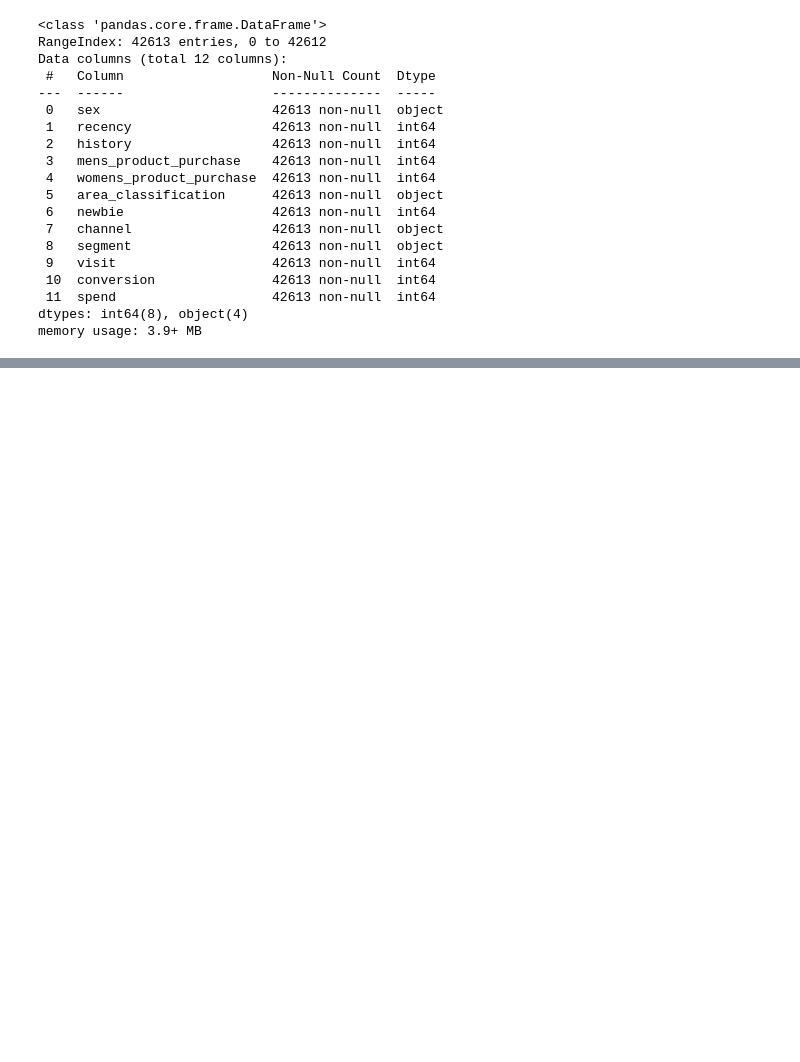
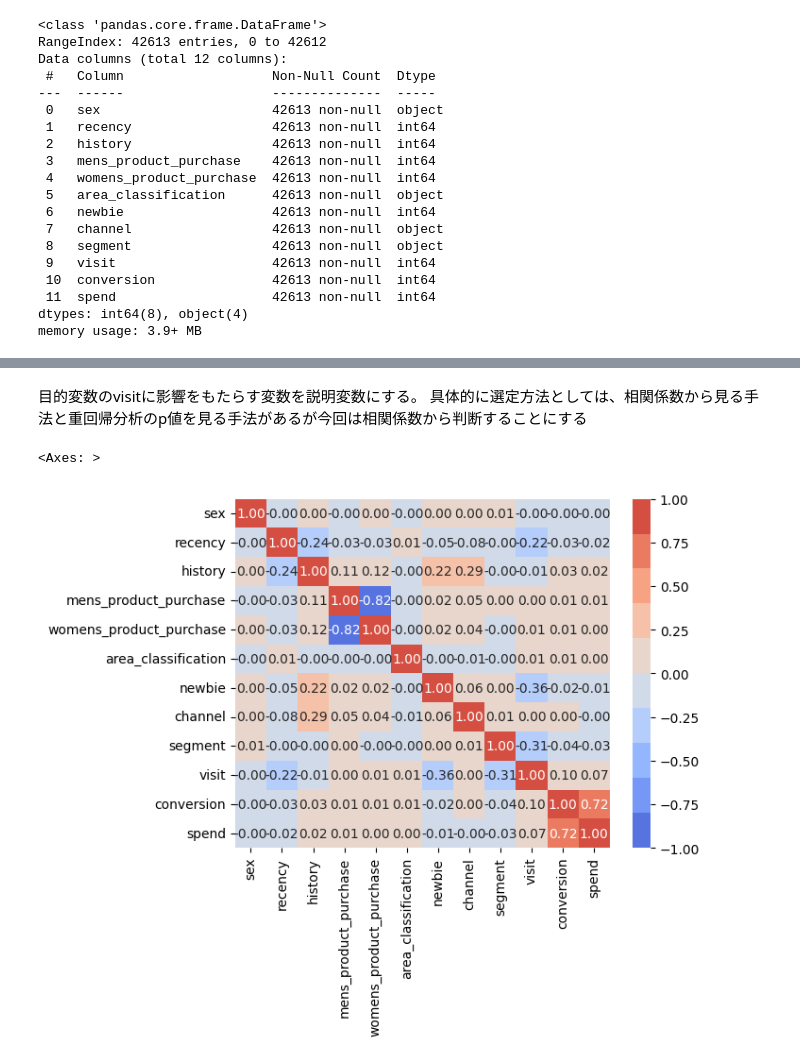
Before and after one commit to Lisankk/Dirisl_Phase2_PJT, a Jupyter notebook: 基礎集計.ipynb, the cells around one changed output, grey strips where cells are left out. Cells and saved outputs as stored; diff of their text form; code cells hidden in the pictures; blank space fills up the shorter version.

```diff
--- a/基礎集計.ipynb
+++ b/基礎集計.ipynb
@@ -14,6 +20,6 @@ Drive already mounted at /content/drive; to attempt to forcibly remount, call dr
 # %%
 #csvファイルの読み込み
-df = pd.read_csv("/content/drive/MyDrive/Dirisl_Phase2_PJT-minami_branch (1)/Dirisl_Phase2_PJT-minami_branch/data/abtest_results_for_coupon_sending.csv")
+df = pd.read_csv("/content/drive/MyDrive/Dirisl-Phase2/data/abtest_results_for_coupon_sending.csv")
 df.head()
 # %% [output]
 |  | sex | recency | history | mens_product_purchase | womens_product_purchase | area_classification | newbie | ... |
@@ -58,0 +87,5 @@ df.describe()
+# %%
+df["sex"] = df["sex"].map({"男性": 0, "女性": 1})
+df["area_classification"] = df["area_classification"].map({"都会": 0, "郊外": 1, "地方": 2})
+df["segment"] = df["segment"].map({"送付あり": 0, "送付なし": 1})
+df["channel"] = df["channel"].map({"ウェブ": 0, "スマートフォン": 1, "複数": 2})
@@ -58,0 +130,9 @@ df.describe()
+# %% [markdown]
+目的変数のvisitに影響をもたらす変数を説明変数にする。
+具体的に選定方法としては、相関係数から見る手法と重回帰分析のp値を見る手法があるが今回は相関係数から判断することにする
+# %%
+cor = df.corr()
+sns.heatmap(cor, cmap= sns.color_palette('coolwarm', 10), annot=True,fmt='.2f', vmin = -1, vmax = 1)
+# %% [output]
+<Axes: >
+[figure, added]
```
Also changed, not shown: parts of 25 cells of this notebook.
